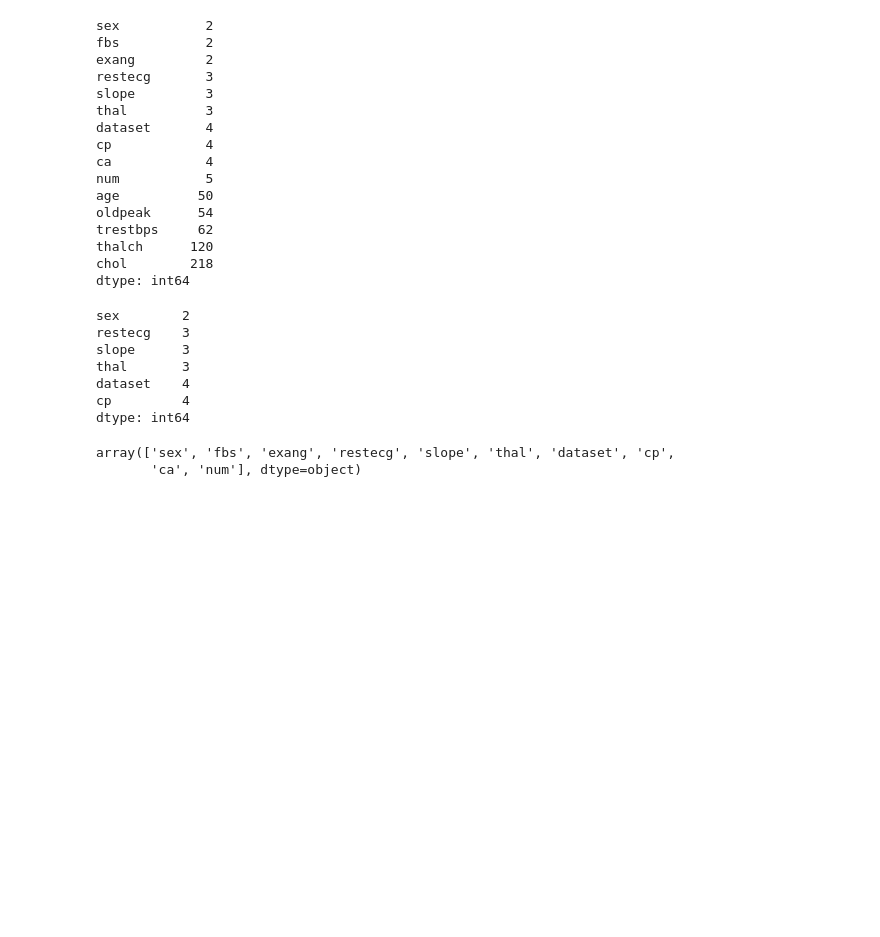
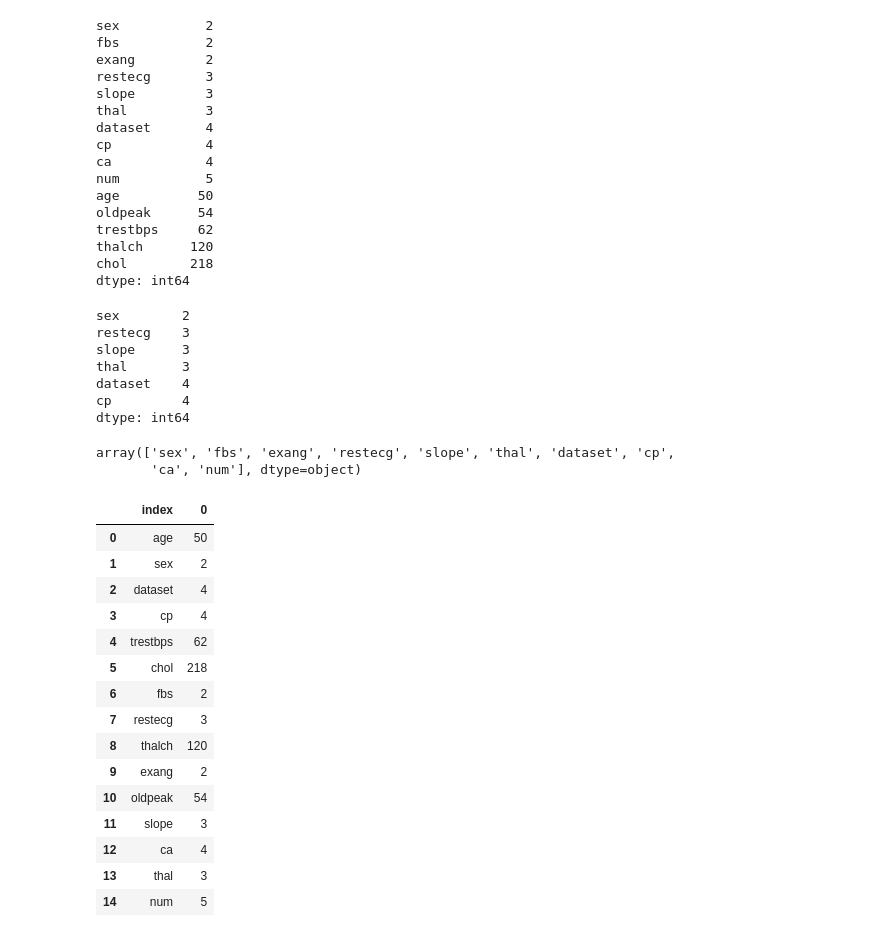
Before and after one commit to JiyaG143/pfsinterns, a Jupyter notebook: deepnote/Email_Spam_Detection_Project/Heart Disease Prediction.ipynb, the cells around one changed output. Cells and saved outputs as stored; diff of their text form; code cells hidden in the pictures; blank space fills up the shorter version.

```diff
--- a/deepnote/Email_Spam_Detection_Project/Heart Disease Prediction.ipynb
+++ b/deepnote/Email_Spam_Detection_Project/Heart Disease Prediction.ipynb
@@ -290,7 +290,26 @@ col_int['feature'].values
 array(['sex', 'fbs', 'exang', 'restecg', 'slope', 'thal', 'dataset', 'cp',
        'ca', 'num'], dtype=object)
 # %%
-#creating a subset of
+#creating a subset of categorical values labeled as floats
+col_int = df.nunique().reset_index()
+col_int
+# %% [output]
+|  | index | 0 |
+| 0 | age | 50 |
+| 1 | sex | 2 |
+| 2 | dataset | 4 |
+| 3 | cp | 4 |
+| 4 | trestbps | 62 |
+| 5 | chol | 218 |
+| 6 | fbs | 2 |
+| 7 | restecg | 3 |
+| 8 | thalch | 120 |
+| 9 | exang | 2 |
+| 10 | oldpeak | 54 |
+| 11 | slope | 3 |
+| 12 | ca | 4 |
+| 13 | thal | 3 |
+| 14 | num | 5 |
 # %% [markdown]
 <a style='text-decoration:none;line-height:16px;display:flex;color:#5B5B62;padding:10px;justify-content:end;' href='https://deepnote.com?utm_source=created-in-deepnote-cell&projectId=0e222dd4-00a3-4786-aa8b-a269f7a7f431' target="_blank">
 <img alt='Created in deepnote.com' style='display:inline;max-height:16px;margin:0px;margin-right:7.5px;' src='embedded-picture-1' > </img>
```
